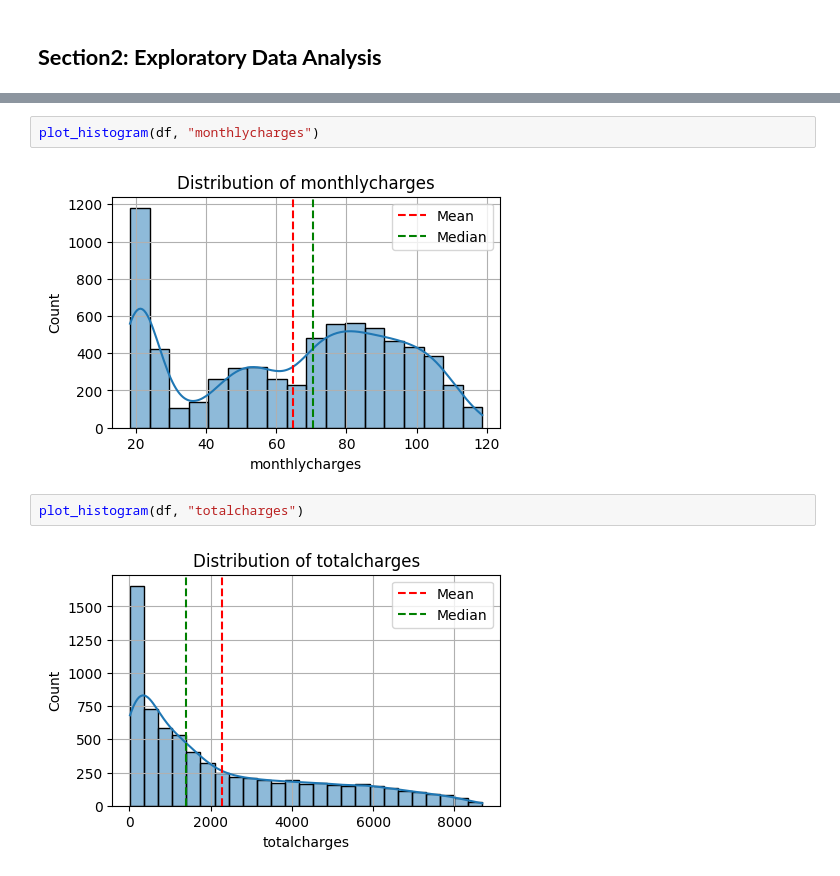
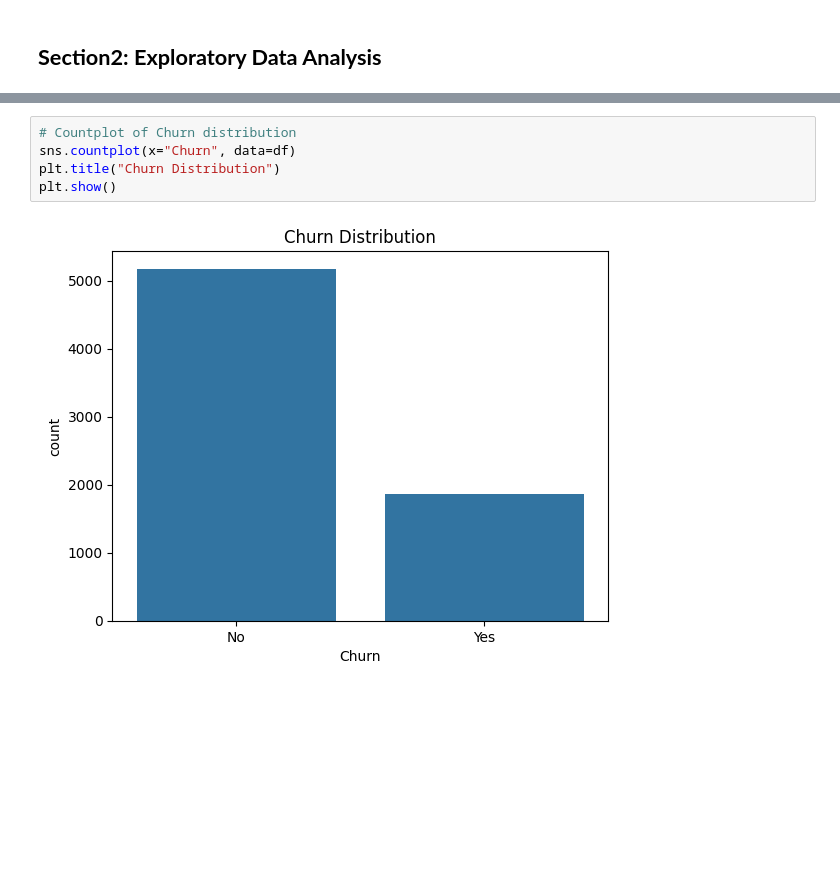
Before and after one commit to faris-alsherif/Customer-Churn-Prediction, a Jupyter notebook: Project_Customer_Churn_Prediction.ipynb, the cells around one changed output, grey strips where cells are left out. Cells and saved outputs as stored; diff of their text form; blank space fills up the shorter version.

```diff
--- a/Project_Customer_Churn_Prediction.ipynb
+++ b/Project_Customer_Churn_Prediction.ipynb
@@ -447,8 +361,7 @@ plt.show()
-# %%
-plot_histogram(df, "monthlycharges")
-# %% [output]
-[figure, removed]
-# %%
-plot_histogram(df, "totalcharges")
-# %% [output]
-[figure, removed]
+# %%
+# Countplot of Churn distribution
+sns.countplot(x="Churn", data=df)
+plt.title("Churn Distribution")
+plt.show()
+# %% [output]
+[figure, added]
```
Also changed, not shown: parts of 23 cells of this notebook.
